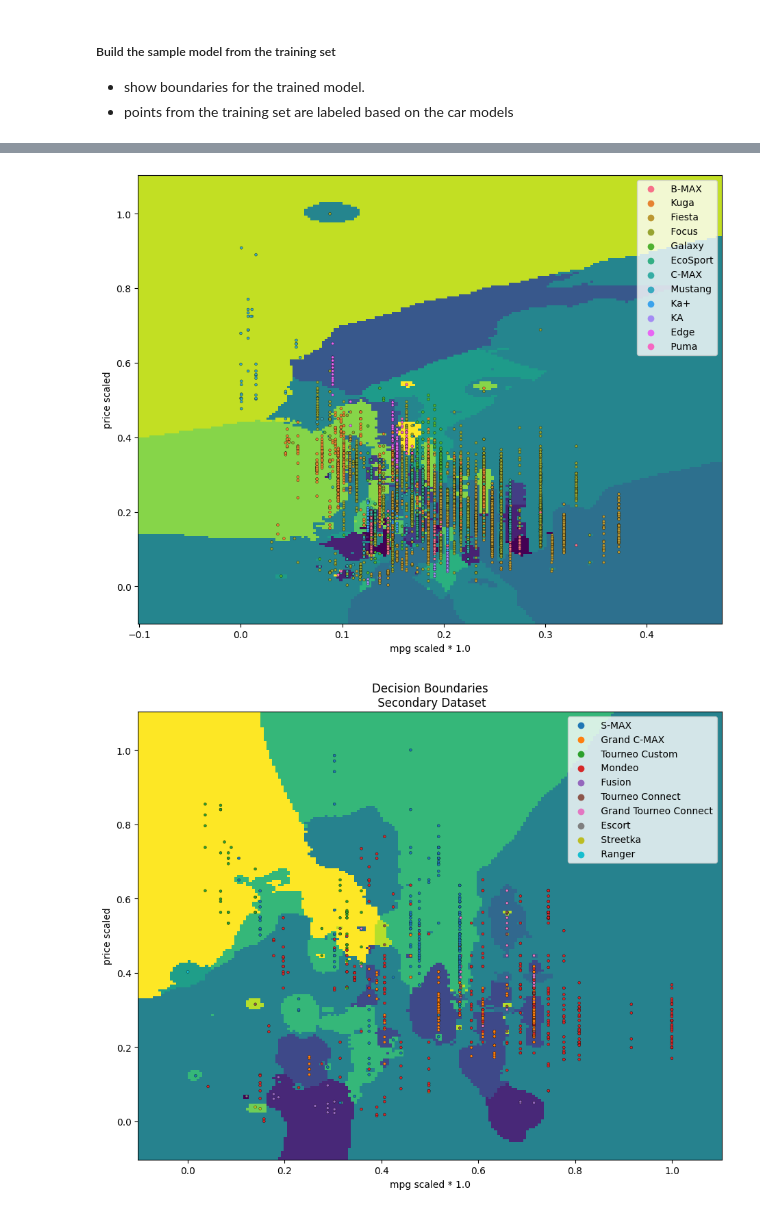
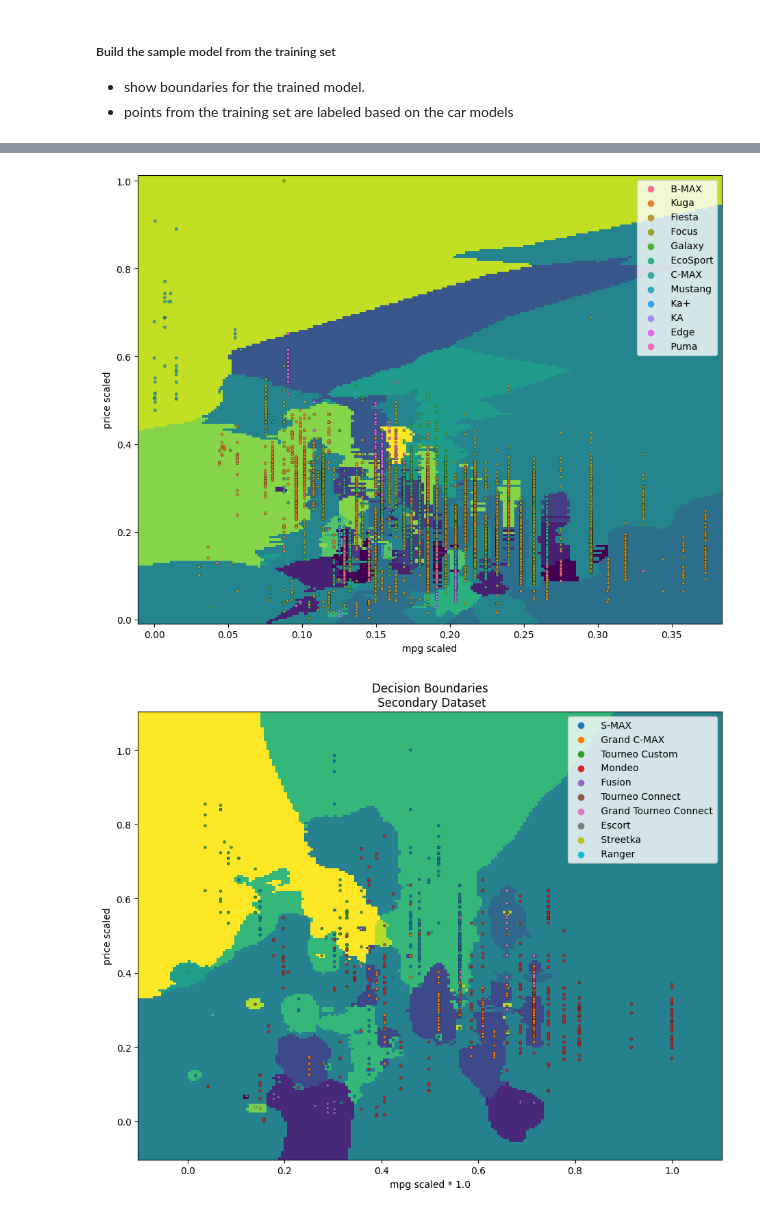
Before and after one commit to ddoggdiggitty/INFS-768-project, a Jupyter notebook: Group Project/Programming/2DimKNN_Example.ipynb, the cells around one changed output, grey strips where cells are left out. Drawn from its saved outputs; the diff is of its cells as text; code cells hidden in the pictures.

```diff
--- a/Group Project/Programming/2DimKNN_Example.ipynb
+++ b/Group Project/Programming/2DimKNN_Example.ipynb
@@ -188,0 +169,27 @@ array([' B-MAX', ' Kuga', ' Fiesta', ..., ' Kuga', ' EcoSport', ' Focus'],
+# %%
+# choose points in the primary dataset to plot for better visualization
+# # define x-axis upper and lower bounds (miles per gallon, scaled)
+# X_upper_bound = 0.30
+# X_lower_bound = 0.01
+X_upper_bound = 0.5
+X_lower_bound = -10
+# # define points outside of the upper bound and lower bound on x-axis
+mask = X1_2d_train[names_2d[0]] > X_upper_bound
+mask = mask | (X1_2d_train[names_2d[0]] < X_lower_bound)
+# # define the y-axis upper and lower bounds (price, scaled)
+# y_upper_bound = 0.60
+# y_lower_bound = 0.01
+y_upper_bound = 10
+y_lower_bound = -10
+# # define points outside the upper bound and lower bound on the y-axis
+mask = mask | (X1_2d_train[names_2d[1]] > y_upper_bound)
+mask = mask | (X1_2d_train[names_2d[1]] < y_lower_bound)
+# # index the values to exclude
+index = X1_2d_train.loc[mask].index
+# # drop the indexed values
+X1_2d_train_plottable = X1_2d_train.drop(index=index, axis=1)
+# # get the index of the points to include
+reverse_index = X1_2d_train.loc[~mask].index.to_numpy()
+# # set y_train_plottable (car types) to the included points only
+y1_train_plottable = y1_train[reverse_index]
+display(y1_train, X1_2d_train)
@@ -189,37 +212,37 @@ array([' B-MAX', ' Kuga', ' Fiesta', ..., ' Kuga', ' EcoSport', ' Focus'],
 # %%
-knn = KNeighborsClassifier(n_neighbors=9, weights="distance")
+knn = KNeighborsClassifier(n_neighbors=5, weights="uniform")
 knn.fit(X1_2d_train, y1_train)
 _, ax = plt.subplots()
 
 DecisionBoundaryDisplay.from_estimator(
     knn,
     X1_2d_train_plottable,
     grid_resolution=200,
-    eps=0.1,
+    eps=0.01,
     ax=ax,
     response_method="predict",
     plot_method="pcolormesh",
-    xlabel=names_2d[0],
+    xlabel="mpg scaled",
     ylabel=names_2d[1],
     shading="auto",
 )
 
 # Plot also the training points
 sns.scatterplot(
     x=X1_2d_train_plottable[names_2d[0]],
     y=X1_2d_train_plottable[names_2d[1]],
     hue=y1_train_plottable,
     alpha=1.0,
     edgecolor="black",
     s=8
 )
 
 plt.gcf().set_size_inches(11, 8.5)
 plt.gcf().align_xlabels()
 
 plt.show()
 # %% [output]
-[figure, old version]
+[figure, new version]
 # %%
 knn = KNeighborsClassifier(n_neighbors=9, weights="distance")
 knn.fit(X2_2d_train, y2_train)
```
Also changed, not shown: parts of 9 cells of this notebook, 7 other files.
